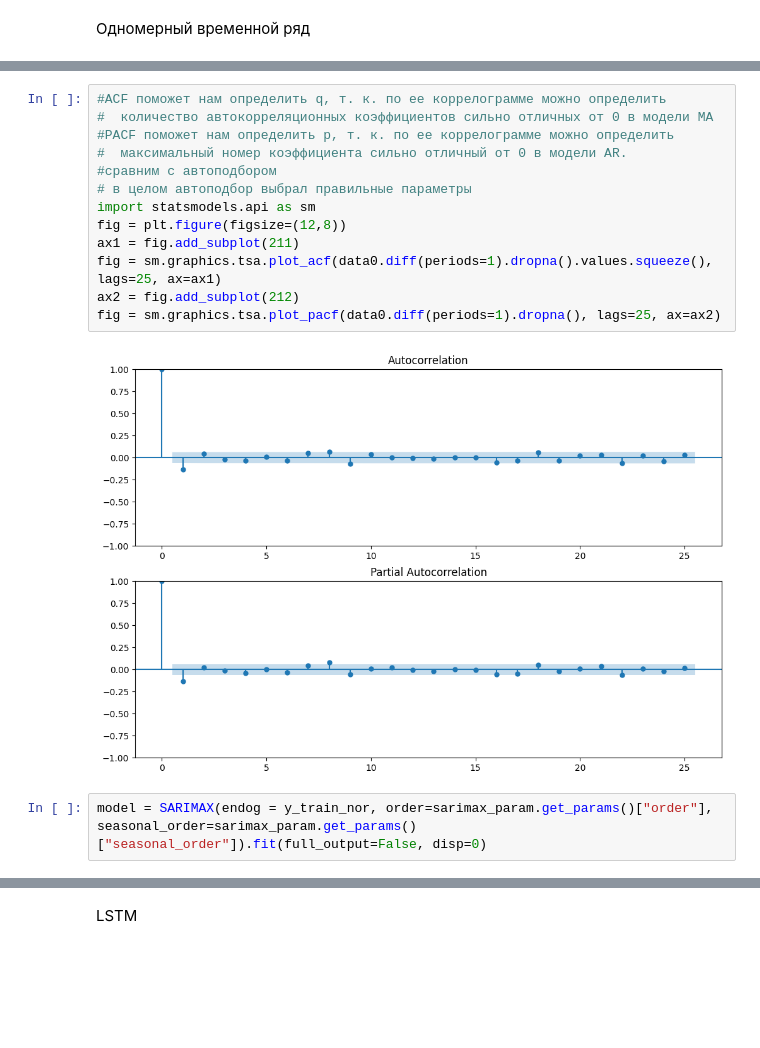
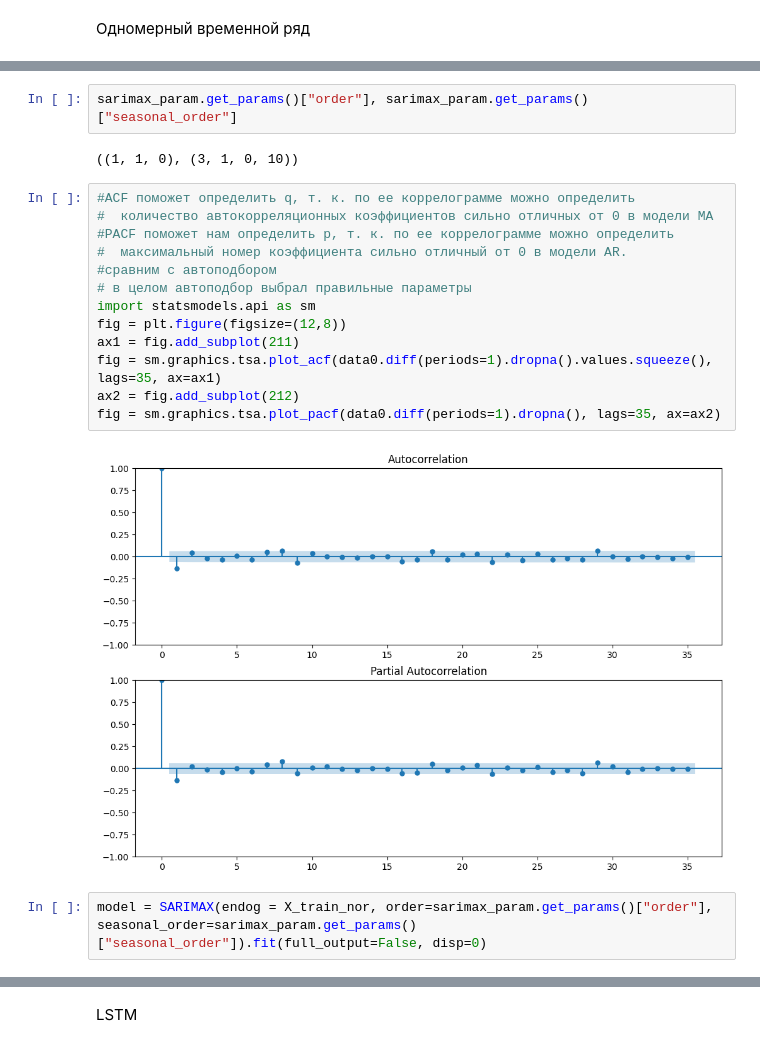
Before and after one commit to defender1777/Binance, a Jupyter notebook: Binance.ipynb, the cells around one changed output, grey strips where cells are left out. Drawn from its saved outputs; the diff is of its cells as text; blank space fills up the shorter version.

```diff
--- a/Binance.ipynb
+++ b/Binance.ipynb
@@ -251,20 +232,24 @@ Total fit time: 38.465 seconds
+# %%
+sarimax_param.get_params()["order"], sarimax_param.get_params()["seasonal_order"]
+# %% [output]
+((1, 1, 0), (3, 1, 0, 10))
 # %%
-#ACF поможет нам определить q, т. к. по ее коррелограмме можно определить
+#ACF поможет определить q, т. к. по ее коррелограмме можно определить
 #  количество автокорреляционных коэффициентов сильно отличных от 0 в модели MA
 #PACF поможет нам определить p, т. к. по ее коррелограмме можно определить
 #  максимальный номер коэффициента сильно отличный от 0 в модели AR.
 #сравним с автоподбором
 # в целом автоподбор выбрал правильные параметры
 import statsmodels.api as sm
 fig = plt.figure(figsize=(12,8))
 ax1 = fig.add_subplot(211)
-fig = sm.graphics.tsa.plot_acf(data0.diff(periods=1).dropna().values.squeeze(), lags=25, ax=ax1)
+fig = sm.graphics.tsa.plot_acf(data0.diff(periods=1).dropna().values.squeeze(), lags=35, ax=ax1)
 ax2 = fig.add_subplot(212)
-fig = sm.graphics.tsa.plot_pacf(data0.diff(periods=1).dropna(), lags=25, ax=ax2)
+fig = sm.graphics.tsa.plot_pacf(data0.diff(periods=1).dropna(), lags=35, ax=ax2)
 # %% [output]
-[figure, old version]
+[figure, new version]
 # %%
-model = SARIMAX(endog = y_train_nor, order=sarimax_param.get_params()["order"], seasonal_order=sarimax_param.get_params()["seasonal_order"]).fit(full_output=False, disp=0)
+model = SARIMAX(endog = X_train_nor, order=sarimax_param.get_params()["order"], seasonal_order=sarimax_param.get_params()["seasonal_order"]).fit(full_output=False, disp=0)
 # %%
 #Как видно из данной информации все коэффициенты значимые и можно перейти к оценке модели.
 print(model.summary())
```
Also changed, not shown: parts of 39 cells of this notebook.
